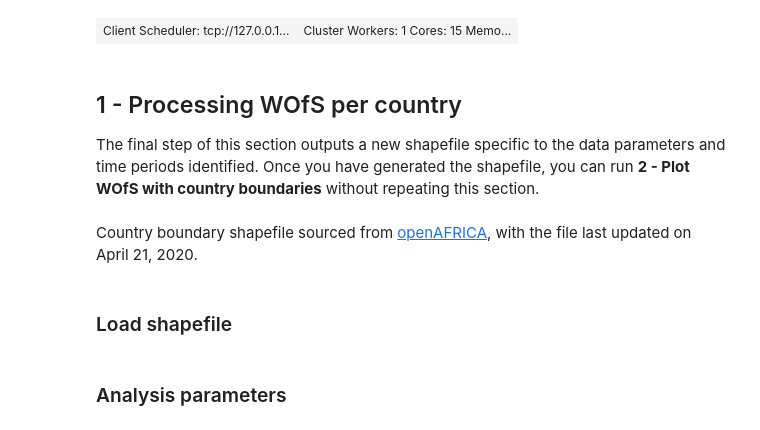
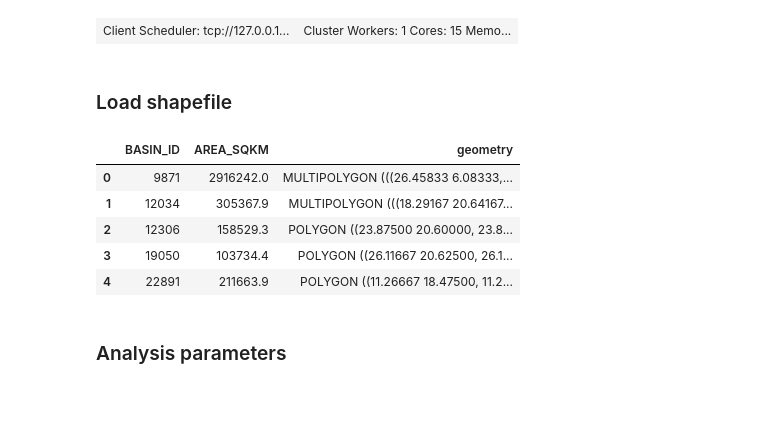
Before and after one commit to digitalearthafrica/wofs-validation, a Jupyter notebook: 03_Figures_for_paper/Plot_WofS_by_country.ipynb, the cells around one changed output. Cells and saved outputs as stored; diff of their text form; code cells hidden in the pictures; blank space fills up the shorter version.

```diff
--- a/03_Figures_for_paper/Plot_WofS_by_country.ipynb
+++ b/03_Figures_for_paper/Plot_WofS_by_country.ipynb
@@ -34,17 +34,20 @@ warnings.filterwarnings("ignore", message="Iteration over multi-part geometries
 create_local_dask_cluster()
 # %% [output]
 | Client Scheduler: tcp://127.0.0.1... | Cluster Workers: 1 Cores: 15 Memo... |
-# %% [markdown]
-## 1 - Processing WOfS per country
-The final step of this section outputs a new shapefile specific to the data parameters and time periods identified. Once you have generated the shapefile, you can run **2 - Plot WOfS with country boundaries** without repeating this section.
-# %% [markdown]
-Country boundary shapefile sourced from [openAFRICA](https://open.africa/dataset/africa-shapefiles), with the file last updated on April 21, 2020.
 # %% [markdown]
 ### Load shapefile
 # %%
-vector_file = "data/african_countries.shp"
+vector_file = "data/africa_basins_100000km2.shp"
+output_suffix = 'basins'
 gdf = gpd.read_file(vector_file)
 gdf.head()
+# %% [output]
+|  | BASIN_ID | AREA_SQKM | geometry |
+| 0 | 9871 | 2916242.0 | MULTIPOLYGON (((26.45833 6.08333,... |
+| 1 | 12034 | 305367.9 | MULTIPOLYGON (((18.29167 20.64167... |
+| 2 | 12306 | 158529.3 | POLYGON ((23.87500 20.60000, 23.8... |
+| 3 | 19050 | 103734.4 | POLYGON ((26.11667 20.62500, 26.1... |
+| 4 | 22891 | 211663.9 | POLYGON ((11.26667 18.47500, 11.2... |
 # %% [markdown]
 ### Analysis parameters
 # %%
```
Also changed, not shown: parts of 60 cells of this notebook, 34 other files.
